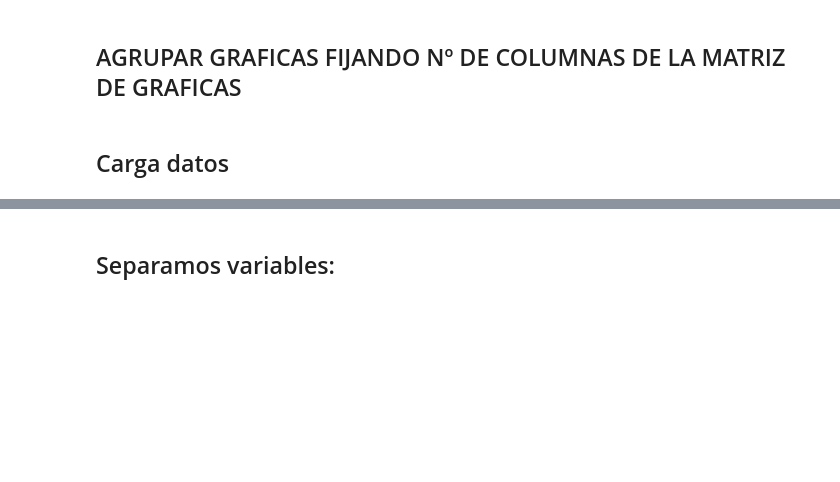
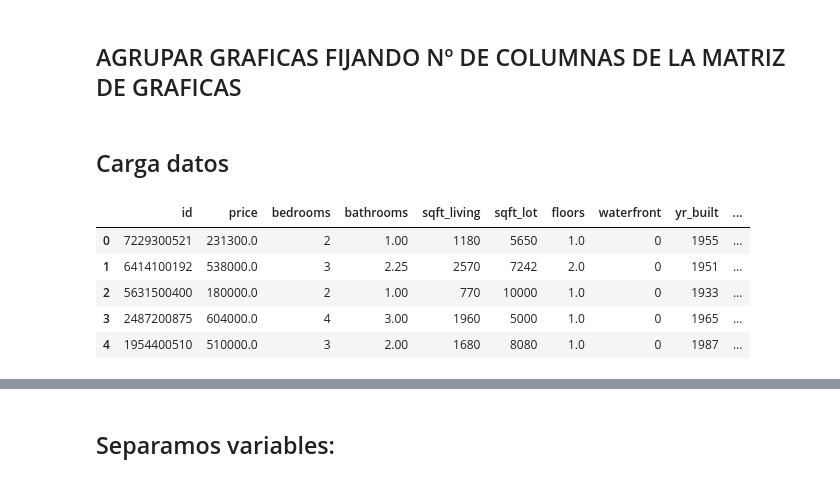
Before and after one commit to SonikoKatsura/CURSO_PARO_IA, a Jupyter notebook: Rober_IA/Modulo2/PLANTILLA_GRAFICAS_AGRUPADAS.ipynb, the cells around one changed output, grey strips where cells are left out. Cells and saved outputs as stored; diff of their text form; code cells hidden in the pictures; blank space fills up the shorter version.

```diff
--- a/Rober_IA/Modulo2/PLANTILLA_GRAFICAS_AGRUPADAS.ipynb
+++ b/Rober_IA/Modulo2/PLANTILLA_GRAFICAS_AGRUPADAS.ipynb
@@ -18,10 +18,17 @@ style.use('ggplot') or plt.style.use('ggplot')
 # %% [markdown]
 ## Carga datos
 # %%
-ruta = '/content/drive/MyDrive/ESPECIALISTA IA/house_price (1).csv'
+ruta = 'https://raw.githubusercontent.com/SonikoKatsura/CURSO_PARO_IA/refs/heads/main/Rober_IA/Modulo2/datos/house_price.csv'
 
 df_house = pd.read_csv(ruta)
 
 df_house.head()
+# %% [output]
+|  | id | price | bedrooms | bathrooms | sqft_living | sqft_lot | floors | waterfront | yr_built | ... |
+| 0 | 7229300521 | 231300.0 | 2 | 1.00 | 1180 | 5650 | 1.0 | 0 | 1955 | ... |
+| 1 | 6414100192 | 538000.0 | 3 | 2.25 | 2570 | 7242 | 2.0 | 0 | 1951 | ... |
+| 2 | 5631500400 | 180000.0 | 2 | 1.00 | 770 | 10000 | 1.0 | 0 | 1933 | ... |
+| 3 | 2487200875 | 604000.0 | 4 | 3.00 | 1960 | 5000 | 1.0 | 0 | 1965 | ... |
+| 4 | 1954400510 | 510000.0 | 3 | 2.00 | 1680 | 8080 | 1.0 | 0 | 1987 | ... |
 # %%
 df_house.info()
```
Also changed, not shown: parts of 8 cells of this notebook.
